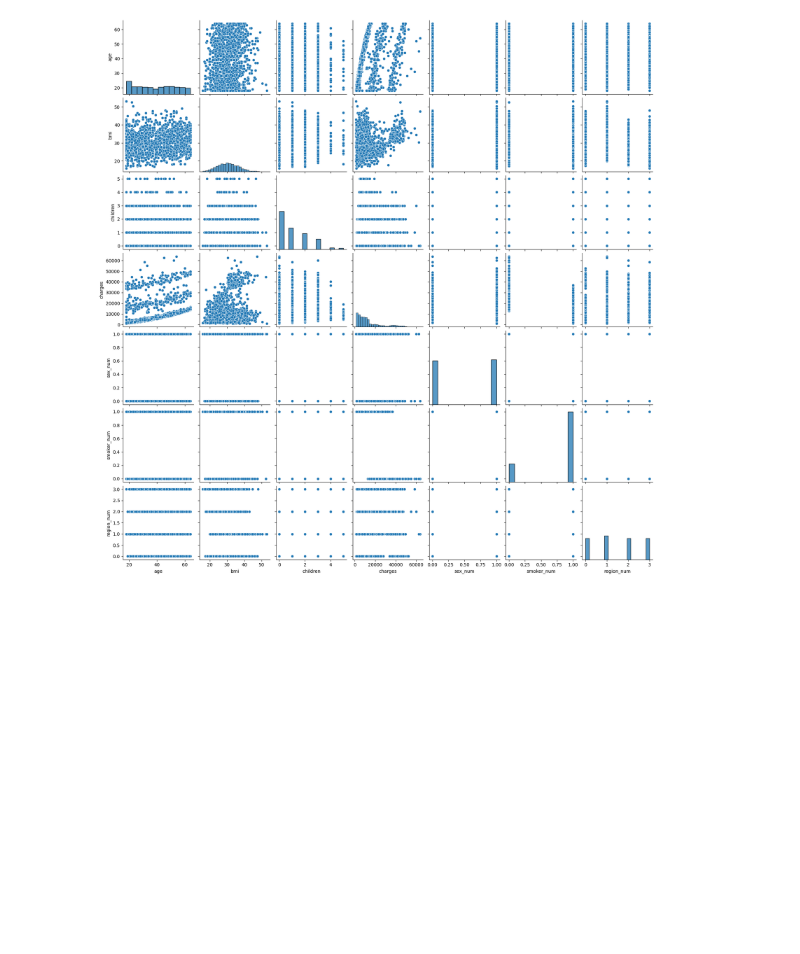
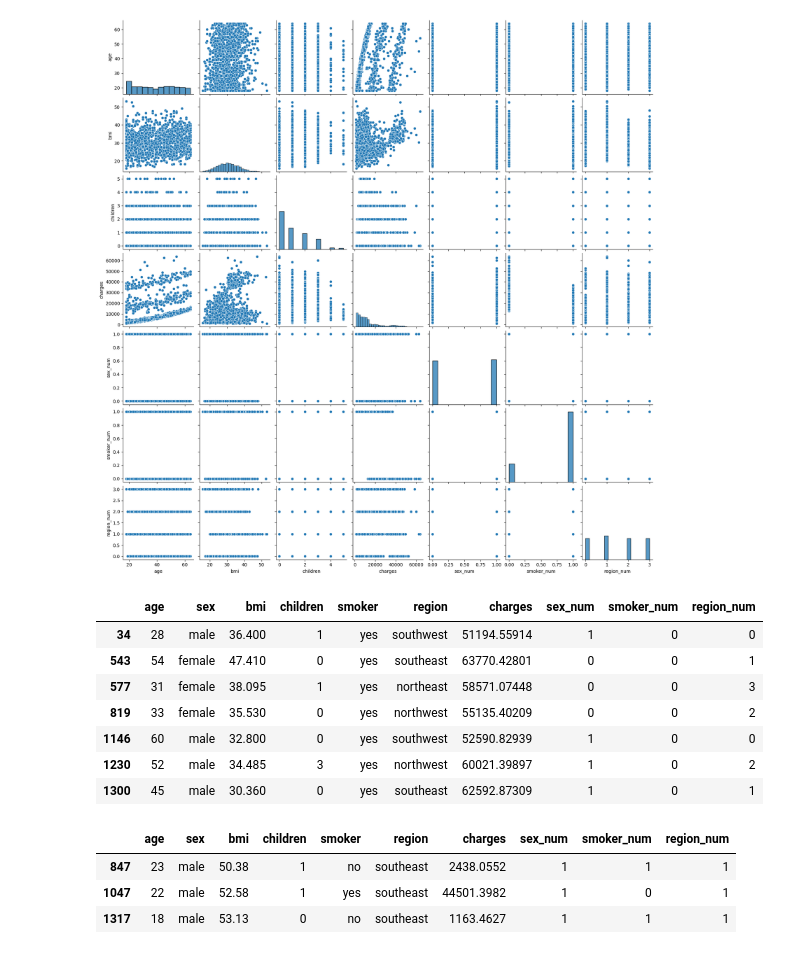
Before and after one commit to 4GeeksAcademy/Linear-regression-sergio-roque-machine-learning-python-template, a Jupyter notebook: src/explore.ipynb, the cells around one changed output. Drawn from its saved outputs; the diff is of its cells as text; code cells hidden in the pictures; blank space fills up the shorter version.

```diff
--- a/src/explore.ipynb
+++ b/src/explore.ipynb
@@ -227,0 +235,23 @@ plt.show()
+# %%
+# LIMPIEZA DE VALORES ATÍPICOS
+# Las variables que presentan valores atípicos son "charges" y "bmi"
+display(data[data["charges"] > 50000])
+# Los datos de "charges" atípicos corresponden todos a personas con alto índice de masa corporal y fumadores
+# Aunque sean valores altos pueden deberse a la condición de esas personas y constituir valores válidos
+display(data[data["bmi"] > 50])
+data = data[data["bmi"] <= 50]
+# Los datos de "bmi" atípicos pueden representar personas dentro de la muestra con elevado índice de masa corporal, y pueden ser datos válidos, solo eliminaré los datos
+# correspondientes a personas con un bmi mayor a 50, lo cual representaría obesidad extrema y no es representativo en la muestra
+# %% [output]
+|  | age | sex | bmi | children | smoker | region | charges | sex_num | smoker_num | region_num |
+| 34 | 28 | male | 36.400 | 1 | yes | southwest | 51194.55914 | 1 | 0 | 0 |
+| 543 | 54 | female | 47.410 | 0 | yes | southeast | 63770.42801 | 0 | 0 | 1 |
+| 577 | 31 | female | 38.095 | 1 | yes | northeast | 58571.07448 | 0 | 0 | 3 |
+| 819 | 33 | female | 35.530 | 0 | yes | northwest | 55135.40209 | 0 | 0 | 2 |
+| 1146 | 60 | male | 32.800 | 0 | yes | southwest | 52590.82939 | 1 | 0 | 0 |
+| 1230 | 52 | male | 34.485 | 3 | yes | northwest | 60021.39897 | 1 | 0 | 2 |
+| 1300 | 45 | male | 30.360 | 0 | yes | southeast | 62592.87309 | 1 | 0 | 1 |
+|  | age | sex | bmi | children | smoker | region | charges | sex_num | smoker_num | region_num |
+| 847 | 23 | male | 50.38 | 1 | no | southeast | 2438.0552 | 1 | 1 | 1 |
+| 1047 | 22 | male | 52.58 | 1 | yes | southeast | 44501.3982 | 1 | 0 | 1 |
+| 1317 | 18 | male | 53.13 | 0 | no | southeast | 1163.4627 | 1 | 1 | 1 |
```
Also changed, not shown: parts of 10 cells of this notebook.
